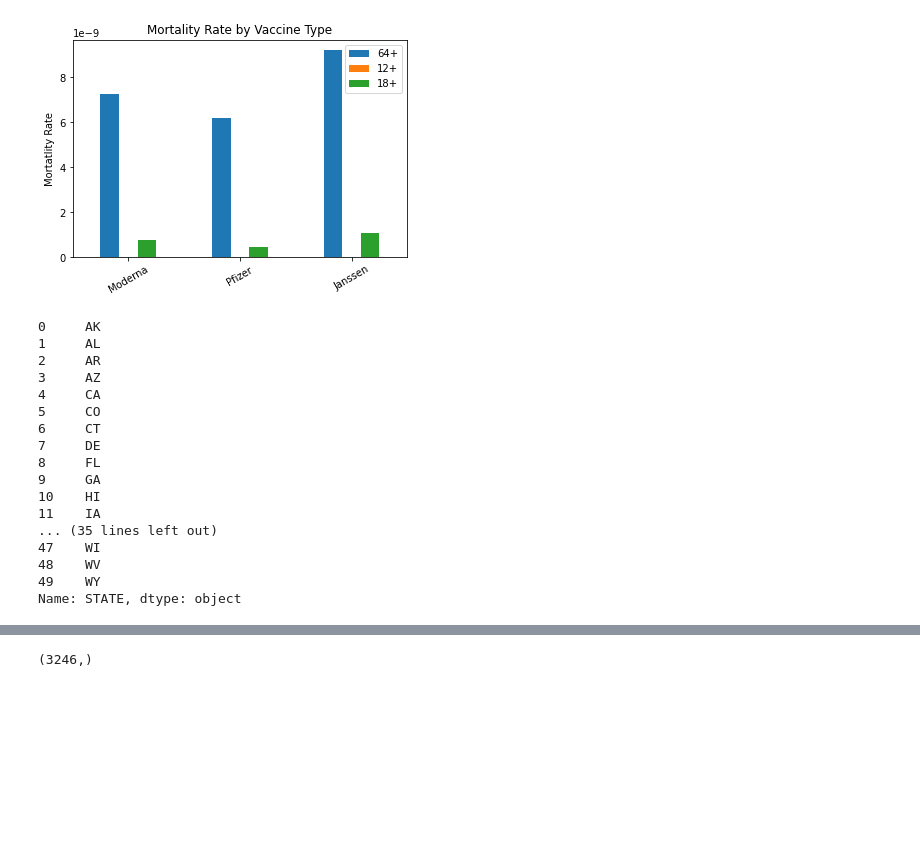
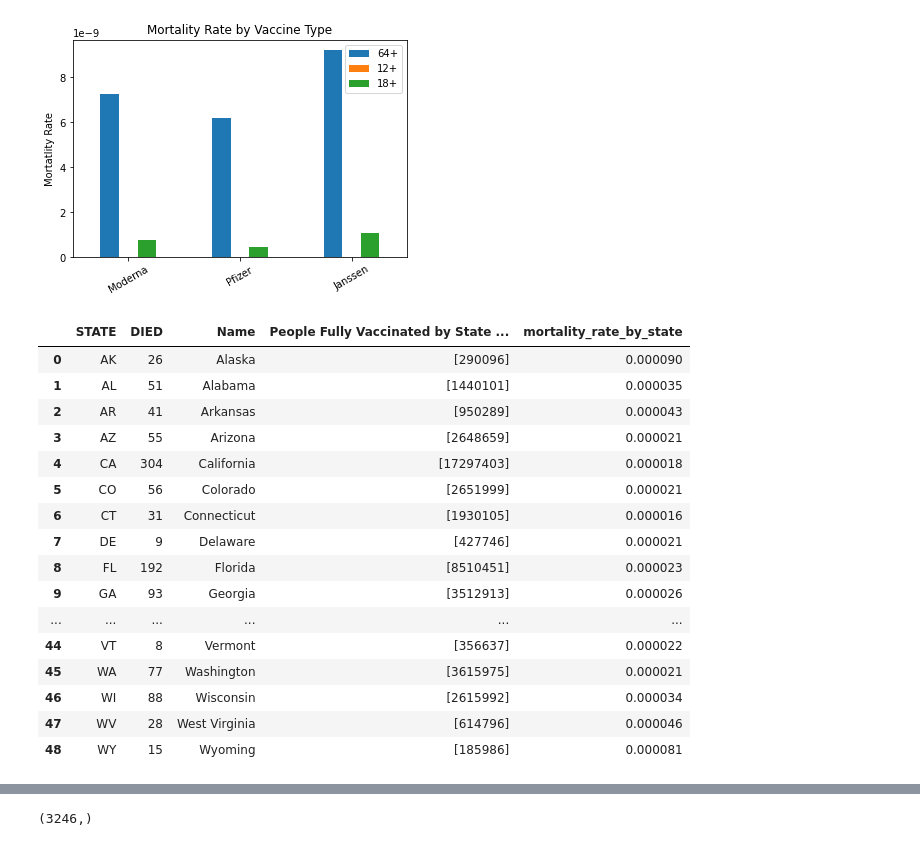
Before and after one commit to DataTortuga/COVID19-Vaccine-Analysis, a Jupyter notebook: Data_Cleaning/COVID19_VACCINE_ADMIN.ipynb, the cells around one changed output, grey strips where cells are left out. Cells and saved outputs as stored; diff of their text form; code cells hidden in the pictures; blank space fills up the shorter version.

```diff
--- a/Data_Cleaning/COVID19_VACCINE_ADMIN.ipynb
+++ b/Data_Cleaning/COVID19_VACCINE_ADMIN.ipynb
@@ -432,27 +430,40 @@ plt.savefig('../Resources/Images/MortalitybyVaccineandAgeGroup.png')
 plt.show()
 # %% [output]
 [figure]
-# %%
-states = pd.DataFrame(df_output.groupby('STATE')['DIED'].count())
-states = pd.merge(states, df2, on='STATE', how='inner')
-states.STATE
-# %% [output]
-0     AK
-1     AL
-2     AR
-3     AZ
-4     CA
-5     CO
-6     CT
-7     DE
-8     FL
-9     GA
-10    HI
-11    IA
-... (35 lines left out)
-47    WI
-48    WV
-49    WY
-Name: STATE, dtype: object
+# %%
+states = pd.DataFrame(df_output.groupby('STATE')['DIED'].count())
+states2 = pd.merge(states, df2, on='STATE', how='inner')
+states2.drop(states2.STATE.loc[states2.STATE == 'NY'].index[0], axis = 0,inplace=True)
+
+vax_by_state = df_merge.groupby('STATE')['People Fully Vaccinated by State of Residence'].unique()
+vax_by_state_df = vax_by_state.reset_index()
+
+vax_mortality_df = pd.merge(states2,vax_by_state_df, on='STATE',how='inner')
+vax_mortality_df
+
+state_mortality = []
+for x in range(49):
+    state_mortality.append(vax_mortality_df['DIED'][x] / vax_mortality_df['People Fully Vaccinated by State of Residence'][x][0])
+
+vax_mortality_df['mortality_rate_by_state'] = state_mortality
+vax_mortality_df
+# %% [output]
+|  | STATE | DIED | Name | People Fully Vaccinated by State ... | mortality_rate_by_state |
+| 0 | AK | 26 | Alaska | [290096] | 0.000090 |
+| 1 | AL | 51 | Alabama | [1440101] | 0.000035 |
+| 2 | AR | 41 | Arkansas | [950289] | 0.000043 |
+| 3 | AZ | 55 | Arizona | [2648659] | 0.000021 |
+| 4 | CA | 304 | California | [17297403] | 0.000018 |
+| 5 | CO | 56 | Colorado | [2651999] | 0.000021 |
+| 6 | CT | 31 | Connecticut | [1930105] | 0.000016 |
+| 7 | DE | 9 | Delaware | [427746] | 0.000021 |
+| 8 | FL | 192 | Florida | [8510451] | 0.000023 |
+| 9 | GA | 93 | Georgia | [3512913] | 0.000026 |
+| ... | ... | ... | ... | ... | ... |
+| 44 | VT | 8 | Vermont | [356637] | 0.000022 |
+| 45 | WA | 77 | Washington | [3615975] | 0.000021 |
+| 46 | WI | 88 | Wisconsin | [2615992] | 0.000034 |
+| 47 | WV | 28 | West Virginia | [614796] | 0.000046 |
+| 48 | WY | 15 | Wyoming | [185986] | 0.000081 |
 # %%
 fig = go.Figure(data=go.Choropleth(
```
Also changed, not shown: parts of 5 cells of this notebook, 2 other files.
